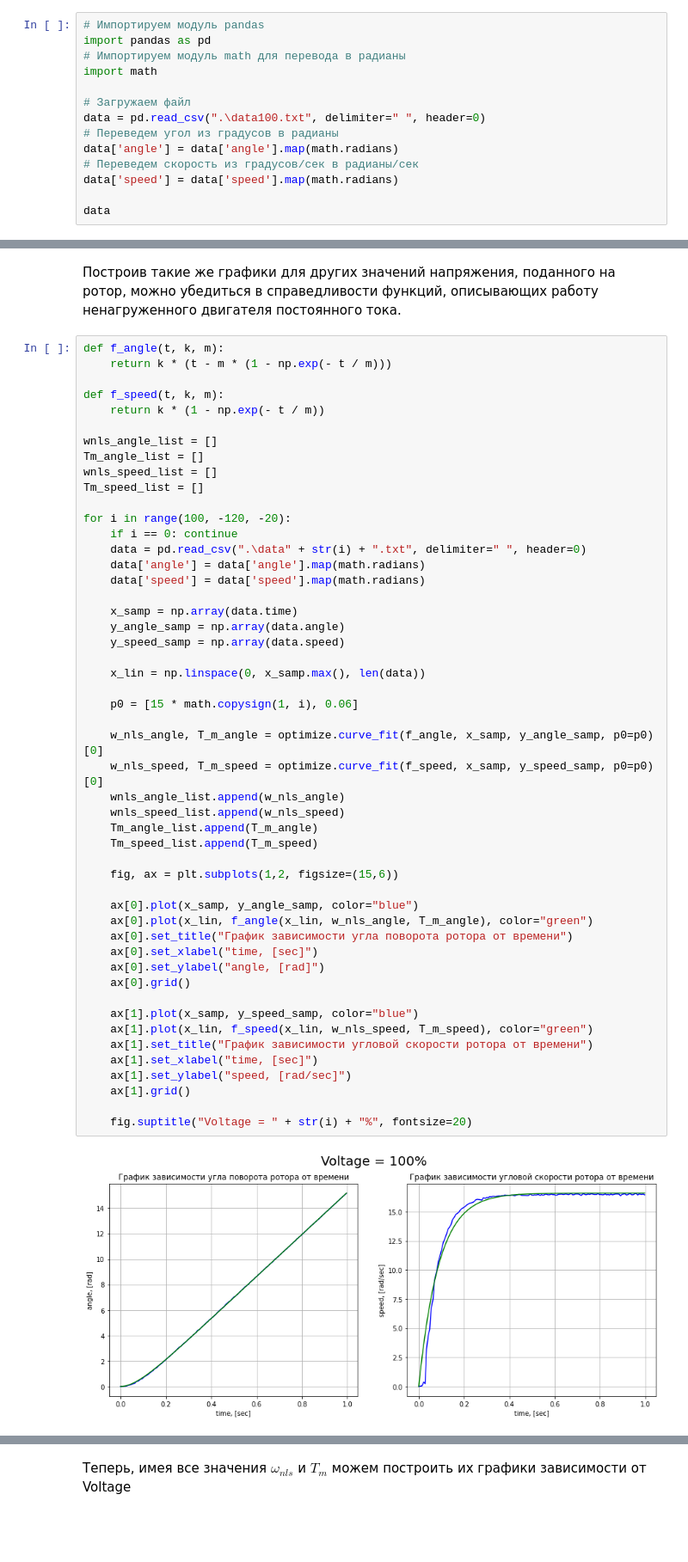
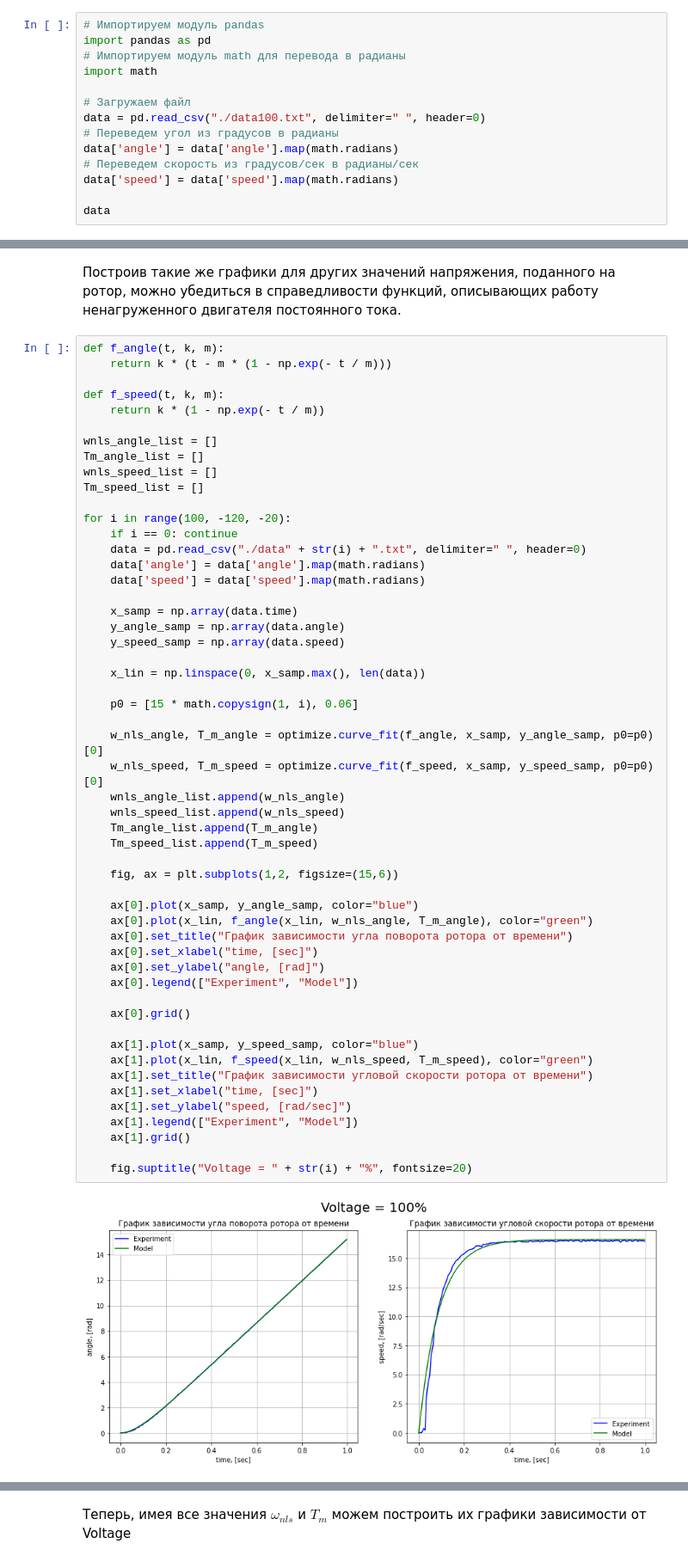
Before and after one commit to xhiggs/Lab_1, a Jupyter notebook: Lab1_Jupyter.ipynb, the cells around one changed output, grey strips where cells are left out. Shown: that part at 86% size. Drawn from its saved outputs; the diff is of its cells as text; blank space fills up the shorter version.

```diff
--- a/Lab1_Jupyter.ipynb
+++ b/Lab1_Jupyter.ipynb
@@ -147,7 +147,7 @@ import pandas as pd
 import math
 
 # Загружаем файл
-data = pd.read_csv(".\data100.txt", delimiter=" ", header=0)
+data = pd.read_csv("./data100.txt", delimiter=" ", header=0)
 # Переведем угол из градусов в радианы
 data['angle'] = data['angle'].map(math.radians)
 # Переведем скорость из градусов/сек в радианы/сек
@@ -275,7 +275,7 @@ Tm_speed_list = []
 
 for i in range(100, -120, -20):
     if i == 0: continue
-    data = pd.read_csv(".\data" + str(i) + ".txt", delimiter=" ", header=0)
+    data = pd.read_csv("./data" + str(i) + ".txt", delimiter=" ", header=0)
     data['angle'] = data['angle'].map(math.radians)
     data['speed'] = data['speed'].map(math.radians)
 
@@ -285,31 +285,34 @@ for i in range(100, -120, -20):
 
     x_lin = np.linspace(0, x_samp.max(), len(data))
 
     p0 = [15 * math.copysign(1, i), 0.06]
 
     w_nls_angle, T_m_angle = optimize.curve_fit(f_angle, x_samp, y_angle_samp, p0=p0)[0]
     w_nls_speed, T_m_speed = optimize.curve_fit(f_speed, x_samp, y_speed_samp, p0=p0)[0]
     wnls_angle_list.append(w_nls_angle)
     wnls_speed_list.append(w_nls_speed)
     Tm_angle_list.append(T_m_angle)
     Tm_speed_list.append(T_m_speed)
 
     fig, ax = plt.subplots(1,2, figsize=(15,6))
 
     ax[0].plot(x_samp, y_angle_samp, color="blue")
     ax[0].plot(x_lin, f_angle(x_lin, w_nls_angle, T_m_angle), color="green")
     ax[0].set_title("График зависимости угла поворота ротора от времени")
     ax[0].set_xlabel("time, [sec]")
     ax[0].set_ylabel("angle, [rad]")
+    ax[0].legend(["Experiment", "Model"])
+
     ax[0].grid()
 
     ax[1].plot(x_samp, y_speed_samp, color="blue")
     ax[1].plot(x_lin, f_speed(x_lin, w_nls_speed, T_m_speed), color="green")
     ax[1].set_title("График зависимости угловой скорости ротора от времени")
     ax[1].set_xlabel("time, [sec]")
     ax[1].set_ylabel("speed, [rad/sec]")
+    ax[1].legend(["Experiment", "Model"])
     ax[1].grid()
 
     fig.suptitle("Voltage = " + str(i) + "%", fontsize=20)
 # %% [output]
-[figure, old version]
+[figure, new version]
```
Also changed, not shown: parts of 3 cells of this notebook.
